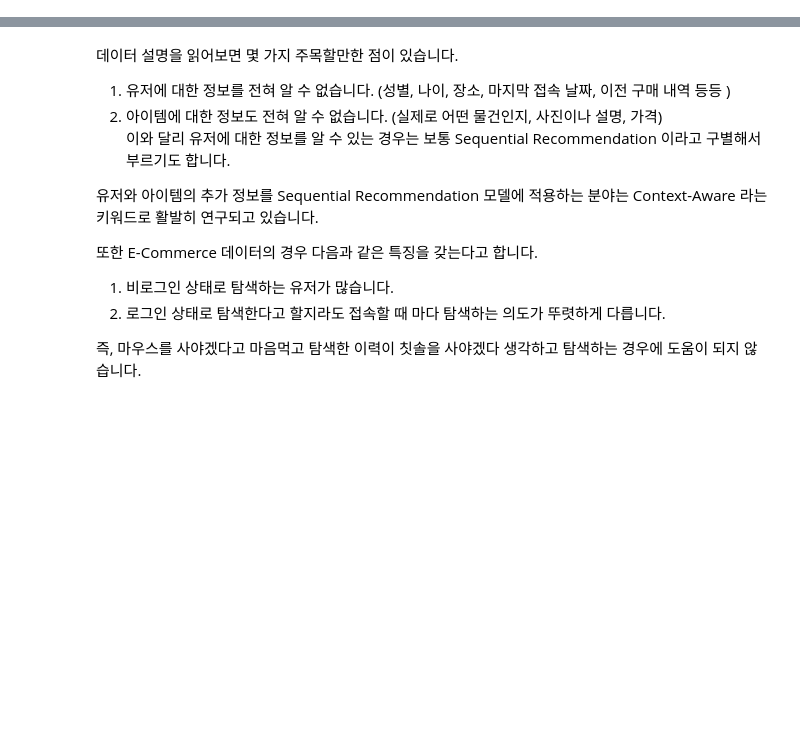
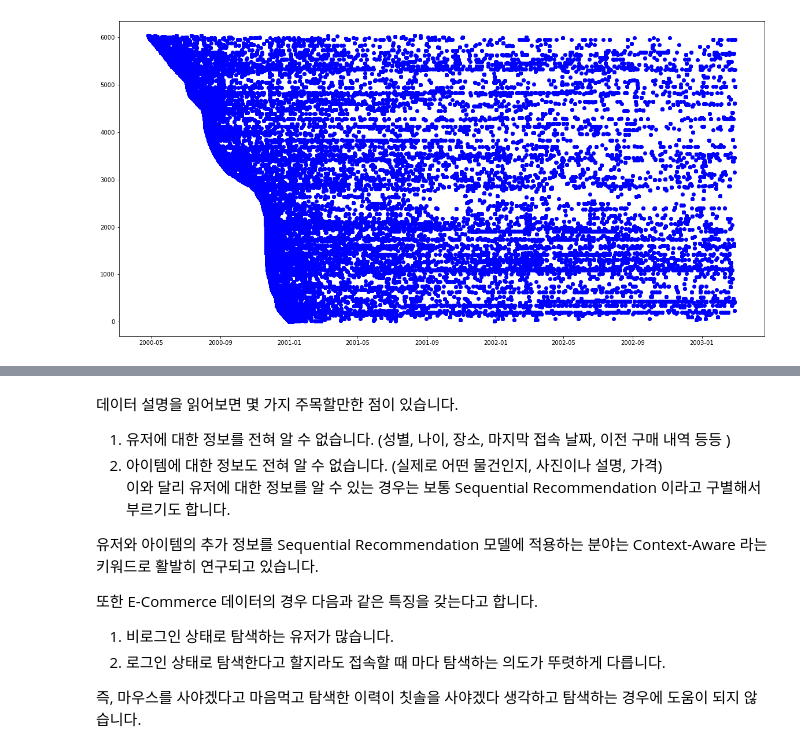
Before and after one commit to limjs19/first-repository, a Jupyter notebook: E17. Recommend_Movie[limjs].ipynb, the cells around one changed output, grey strips where cells are left out. Saved outputs shown, nothing was run; the diff lists cells and outputs as text; code cells hidden in the pictures; blank space fills up the shorter version.

```diff
--- a/E17. Recommend_Movie[limjs].ipynb
+++ b/E17. Recommend_Movie[limjs].ipynb
@@ -74,0 +275,6 @@ corresponding buying events to these sessions in the yoochoose-buys.dat file.
+# %%
+#시간 데이터를 Ymd HMS로 변환
+data['Datetime'] = '1970-01-01 00:00:00'
+data['Datetime'] = pd.to_datetime(data['Datetime'], format="%Y-%m-%d %H:%M:%S")
+print(data.dtypes)
+data
@@ -74,0 +301,4 @@ corresponding buying events to these sessions in the yoochoose-buys.dat file.
+# %%
+#현재 시간으로 변환
+data.Datetime = data.Datetime + data.Time.map(lambda x : dt.timedelta(seconds=x))
+data
@@ -74,0 +319,8 @@ corresponding buying events to these sessions in the yoochoose-buys.dat file.
+# %%
+plt.figure(figsize=(20, 10))
+plt.scatter(x=data.Datetime,
+           y=data.UserId,
+           color ='blue')
+plt.show()
+# %% [output]
+[figure, added]
```
Also changed, not shown: parts of 106 cells of this notebook.
